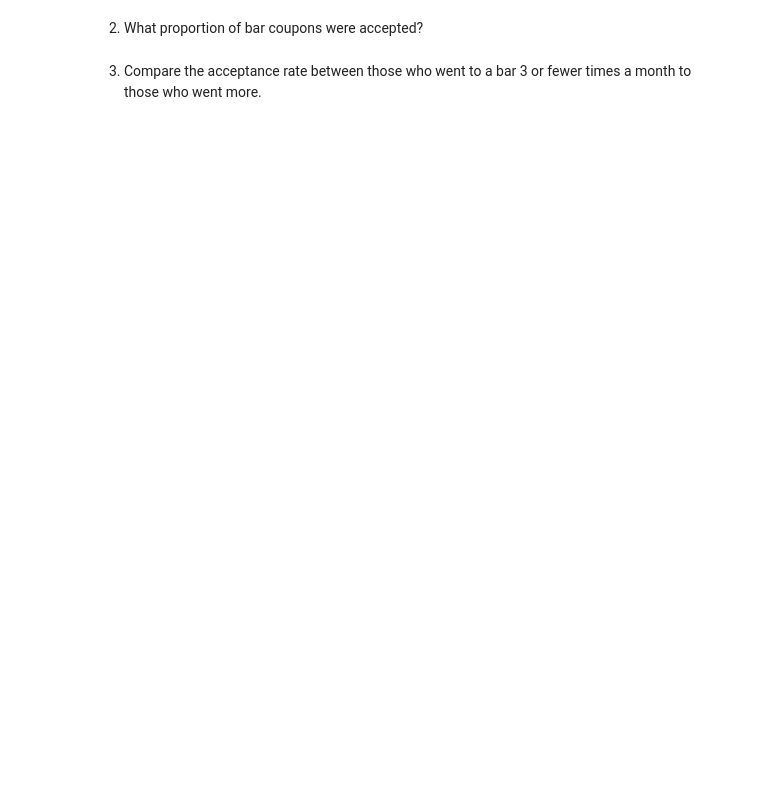
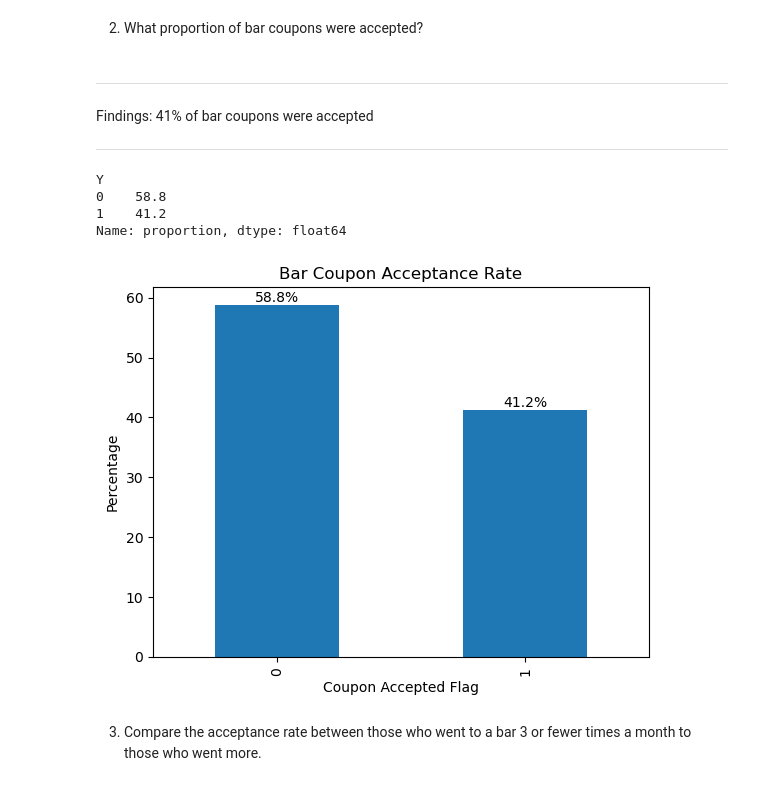
Before and after one commit to shruti0209/LearnML_PracticalApp1, a Jupyter notebook: prompt.ipynb, the cells around one changed output. Drawn from its saved outputs; the diff is of its cells as text; code cells hidden in the pictures; blank space fills up the shorter version.

```diff
--- a/prompt.ipynb
+++ b/prompt.ipynb
@@ -325,0 +288,4 @@ Now, we will lead you through an exploration of just the bar related coupons.
+# %%
+#Filtering for coupon = 'Bar'
+data_bar = data_clean.loc[data_clean['coupon']=='Bar'].copy()
+data_bar.info()
@@ -326,4 +310,28 @@ Now, we will lead you through an exploration of just the bar related coupons.
 # %% [markdown]
 2. What proportion of bar coupons were accepted?
+# %% [markdown]
+***
+Findings: 41% of bar coupons were accepted
+***
+# %%
+#Finding proporting of total observations with Y = 1
+bar_acceptance = round(data_bar['Y'].value_counts(normalize=True) * 100,1)
+print(bar_acceptance)
+# %% [output]
+Y
+0    58.8
+1    41.2
+Name: proportion, dtype: float64
+# %%
+# Create the bar chart
+bar_acceptance.plot(kind='bar')
+plt.title('Bar Coupon Acceptance Rate')
+plt.xlabel('Coupon Accepted Flag')
+plt.ylabel('Percentage')
+for index, value in enumerate(bar_acceptance):
+        plt.text(index,value,str(value) + "%", va='bottom', ha='center')
+plt.show()
+# %% [output]
+[figure, added]
 # %% [markdown]
 3. Compare the acceptance rate between those who went to a bar 3 or fewer times a month to those who went more.
```
Also changed, not shown: parts of 71 cells of this notebook, 11 other files.
